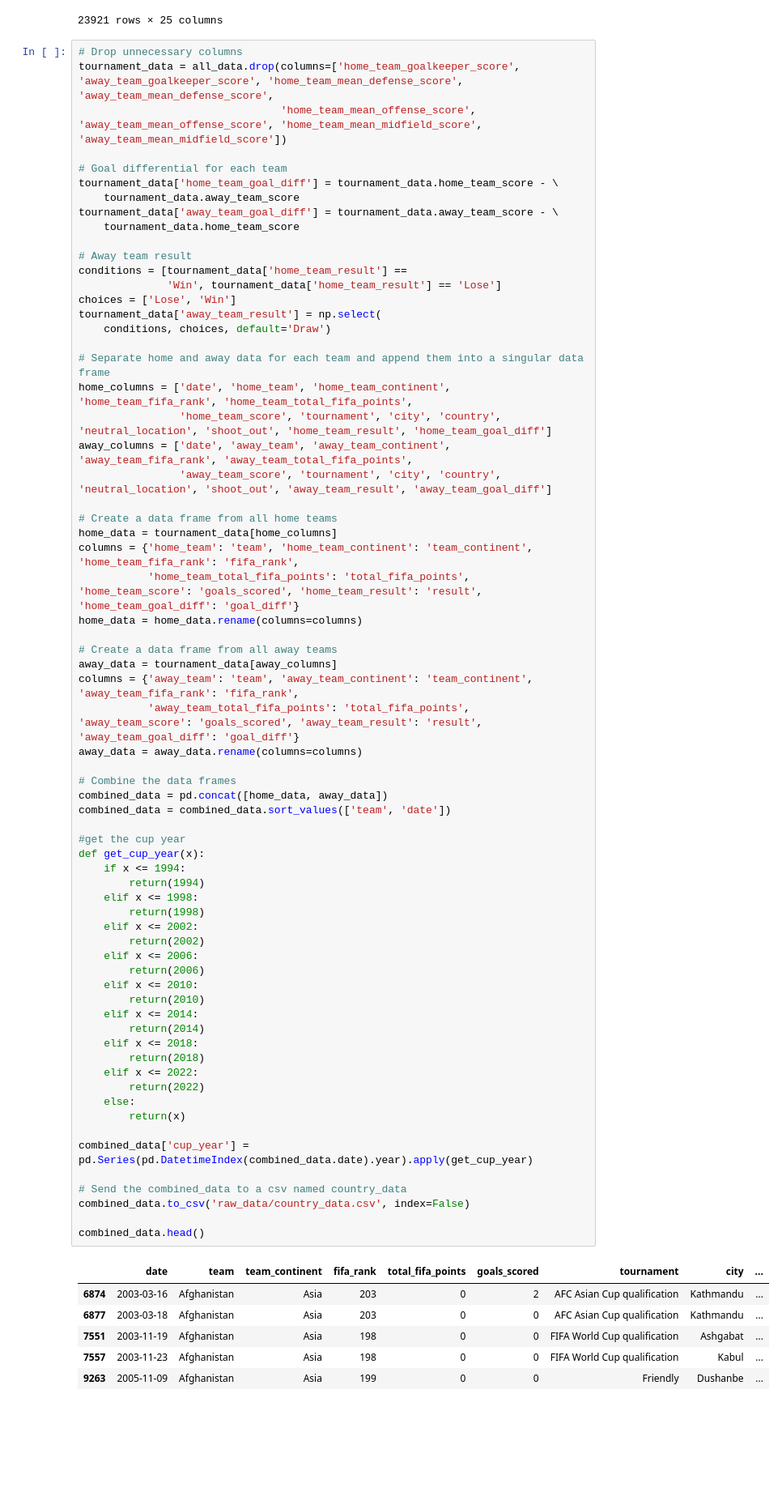
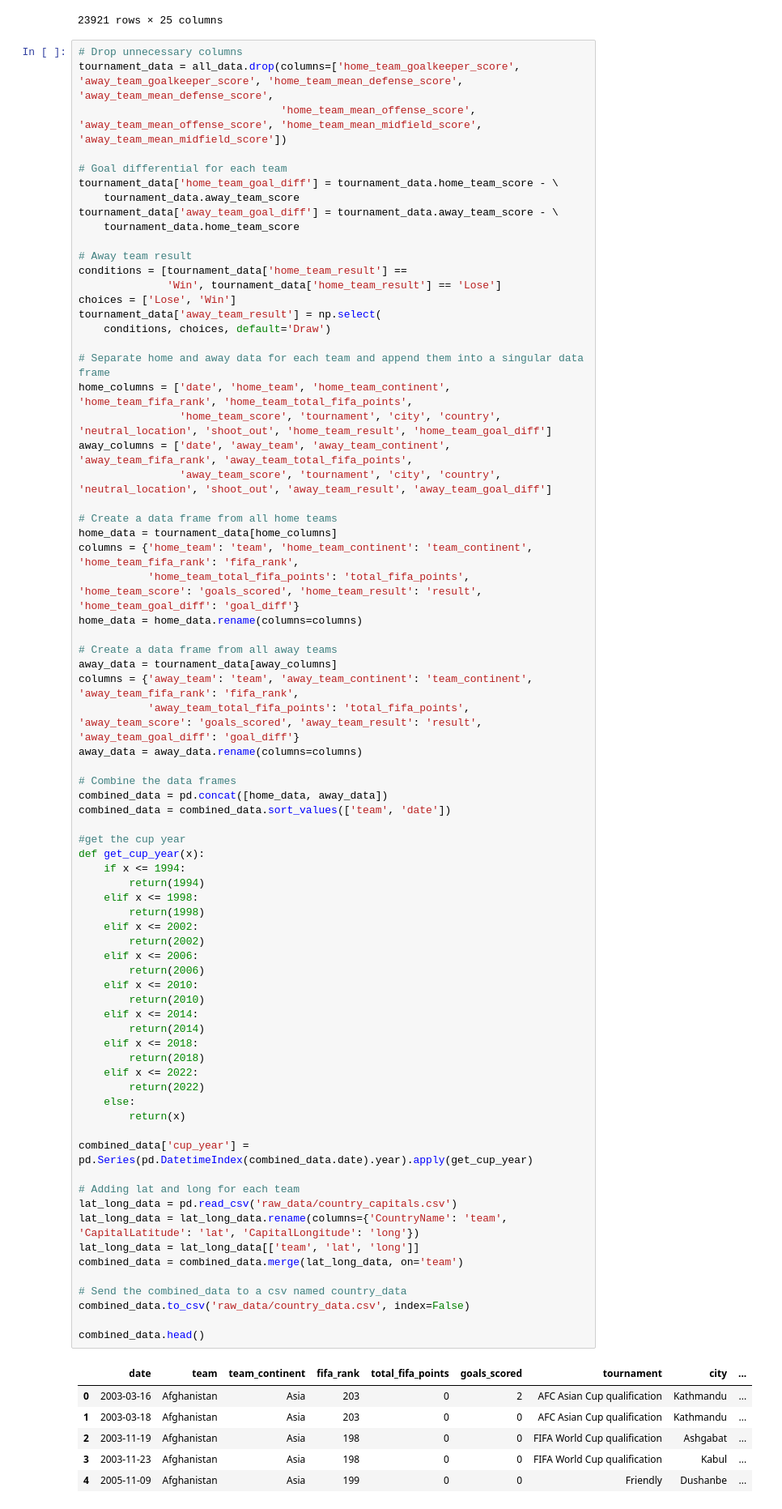
Before and after one commit to savicd710/FIFA-World-Cup-Dashboard, a Jupyter notebook: world_cup_data.ipynb, the cells around one changed output. Shown: that part at 81% size. Drawn from its saved outputs; the diff is of its cells as text; blank space fills up the shorter version.

```diff
--- a/world_cup_data.ipynb
+++ b/world_cup_data.ipynb
@@ -65,38 +65,44 @@ combined_data = combined_data.sort_values(['team', 'date'])
 
 #get the cup year
 def get_cup_year(x):
     if x <= 1994:
         return(1994)
     elif x <= 1998:
         return(1998)
     elif x <= 2002:
         return(2002)
     elif x <= 2006:
         return(2006)
     elif x <= 2010:
         return(2010)
     elif x <= 2014:
         return(2014)
     elif x <= 2018:
         return(2018)
     elif x <= 2022:
         return(2022)
     else:
         return(x)
 
 combined_data['cup_year'] = pd.Series(pd.DatetimeIndex(combined_data.date).year).apply(get_cup_year)
 
+# Adding lat and long for each team
+lat_long_data = pd.read_csv('raw_data/country_capitals.csv')
+lat_long_data = lat_long_data.rename(columns={'CountryName': 'team', 'CapitalLatitude': 'lat', 'CapitalLongitude': 'long'})
+lat_long_data = lat_long_data[['team', 'lat', 'long']]
+combined_data = combined_data.merge(lat_long_data, on='team')
+
 # Send the combined_data to a csv named country_data
 combined_data.to_csv('raw_data/country_data.csv', index=False)
 
 combined_data.head()
 # %% [output]
 |  | date | team | team_continent | fifa_rank | total_fifa_points | goals_scored | tournament | city | ... |
-| 6874 | 2003-03-16 | Afghanistan | Asia | 203 | 0 | 2 | AFC Asian Cup qualification | Kathmandu | ... |
-| 6877 | 2003-03-18 | Afghanistan | Asia | 203 | 0 | 0 | AFC Asian Cup qualification | Kathmandu | ... |
-| 7551 | 2003-11-19 | Afghanistan | Asia | 198 | 0 | 0 | FIFA World Cup qualification | Ashgabat | ... |
-| 7557 | 2003-11-23 | Afghanistan | Asia | 198 | 0 | 0 | FIFA World Cup qualification | Kabul | ... |
-| 9263 | 2005-11-09 | Afghanistan | Asia | 199 | 0 | 0 | Friendly | Dushanbe | ... |
+| 0 | 2003-03-16 | Afghanistan | Asia | 203 | 0 | 2 | AFC Asian Cup qualification | Kathmandu | ... |
+| 1 | 2003-03-18 | Afghanistan | Asia | 203 | 0 | 0 | AFC Asian Cup qualification | Kathmandu | ... |
+| 2 | 2003-11-19 | Afghanistan | Asia | 198 | 0 | 0 | FIFA World Cup qualification | Ashgabat | ... |
+| 3 | 2003-11-23 | Afghanistan | Asia | 198 | 0 | 0 | FIFA World Cup qualification | Kabul | ... |
+| 4 | 2005-11-09 | Afghanistan | Asia | 199 | 0 | 0 | Friendly | Dushanbe | ... |
 # %% [markdown]
 ### Match Rating Analysis
 # %%
```
Also changed, not shown: 8 other files.
